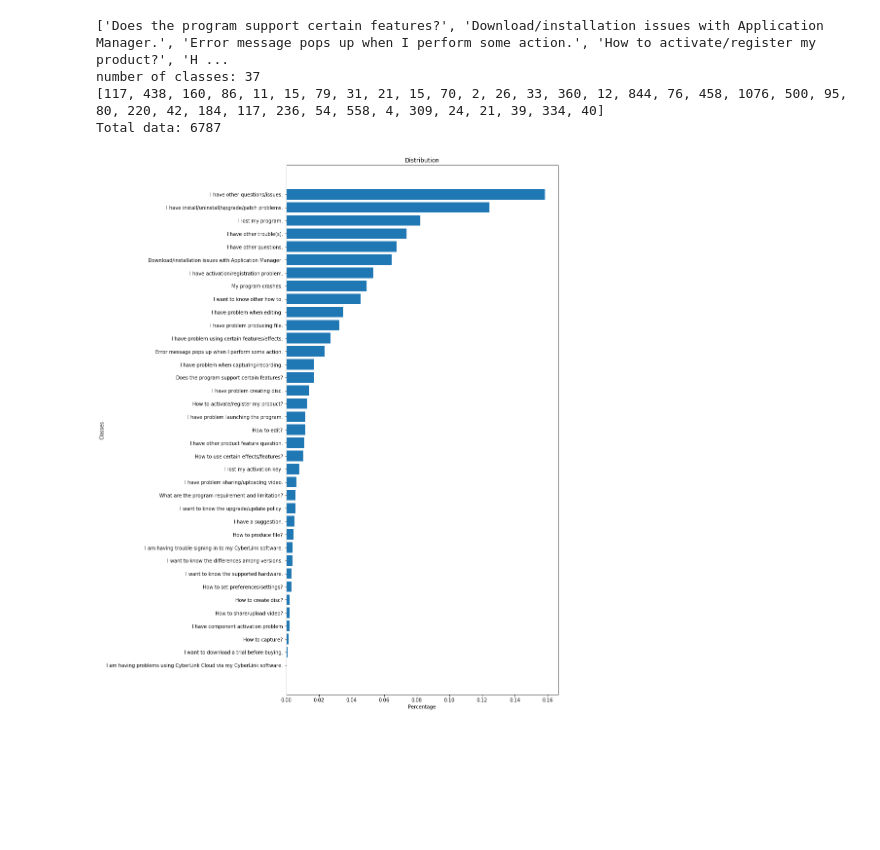
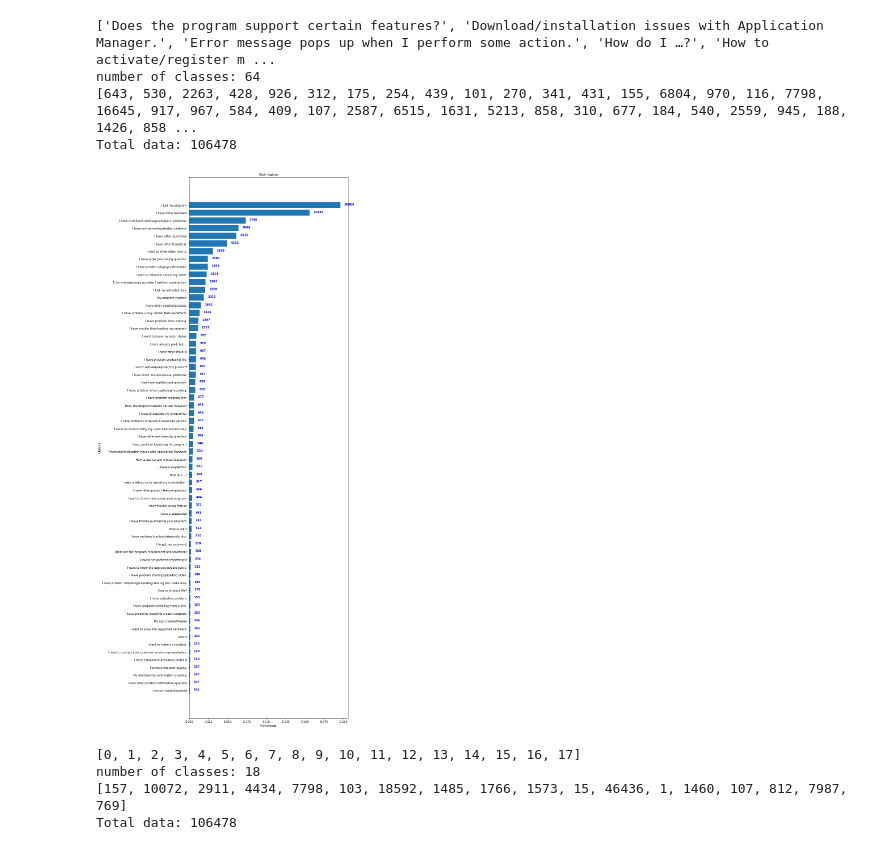
Before and after one commit to hsinlichu/Customer-Service-Data-Analysis-with-Machine-Learning-Technique, a Jupyter notebook: analysis/data_analysis.ipynb, the cells around one changed output. Saved outputs shown, nothing was run; the diff lists cells and outputs as text; code cells hidden in the pictures; blank space fills up the shorter version.

Commit message:
analysis new data

```diff
--- a/analysis/data_analysis.ipynb
+++ b/analysis/data_analysis.ipynb
@@ -7,7 +7,7 @@ import os
 
 SPLIT = 0.8
 
-path = os.path.join("..","data","./data.xlsx")
+path = os.path.join("..","data","./newdata_clean.xlsx")
 df = pd.read_excel(path)
 
 df = df.dropna() # drop nan entry
@@ -32,27 +32,56 @@ for index,tmp in data.iterrows():
 print(stat)
 print("Total data: {}".format(total))
 # %% [output]
-['Does the program support certain features?', 'Download/installation issues with Application Manager.', 'Error message pops up when I perform some action.', 'How to activate/register my product?', 'H ...
-number of classes: 37
-[117, 438, 160, 86, 11, 15, 79, 31, 21, 15, 70, 2, 26, 33, 360, 12, 844, 76, 458, 1076, 500, 95, 80, 220, 42, 184, 117, 236, 54, 558, 4, 309, 24, 21, 39, 334, 40]
-Total data: 6787
+['Does the program support certain features?', 'Download/installation issues with Application Manager.', 'Error message pops up when I perform some action.', 'How do I …?', 'How to activate/register m ...
+number of classes: 64
+[643, 530, 2263, 428, 926, 312, 175, 254, 439, 101, 270, 341, 431, 155, 6804, 970, 116, 7798, 16645, 917, 967, 584, 409, 107, 2587, 6515, 1631, 5213, 858, 310, 677, 184, 540, 2559, 945, 188, 1426, 858 ...
+Total data: 106478
 # %%
 import numpy as np
 stat = np.array(stat)
 
 ordered_index = stat.argsort()
-stat = [stat[i] / total for i in ordered_index]
+stat_int = [stat[i] for i in ordered_index]
+stat_percent = [stat[i] / total for i in ordered_index]
 class_list = [class_list[i] for i in ordered_index]
 # %%
 import matplotlib.pyplot as plt
 x = [i for i in range(num_classes)]
-fig, ax = plt.subplots( figsize=(10, 20))
-ax.barh(x,stat)
+fig, ax = plt.subplots( figsize=(10, 35))
+ax.barh(x,stat_percent)
 ax.set_yticks(x)
 ax.set_yticklabels(class_list)
 ax.set_ylabel("Classes")
 ax.set_xlabel("Percentage")
 ax.set_title("Distribution")
+
+for i, n in enumerate(stat_int):
+    ax.text(stat_percent[i] + 0.005, i, str(n), color='blue', fontweight='bold')
+
 plt.show()
 # %% [output]
-[figure, old version]
+[figure, new version]
+# %%
+le2 = preprocessing.LabelEncoder()
+le2.fit(df['groupName'].unique())
+num_classes2 = len(le2.classes_)
+class_list2 = list(le2.classes_)
+
+print(class_list2)
+
+print("number of classes:",num_classes2)
+df.loc[:,'groupName'] = le2.transform(df.loc[:,'groupName'])
+data2 = df[['question','groupName']]
+
+total = 0
+stat = [0 for i in range(num_classes2)]
+for index,tmp in data2.iterrows():
+    stat[tmp['groupName']] += 1
+    total += 1
+print(stat)
+print("Total data: {}".format(total))
+# %% [output]
+[0, 1, 2, 3, 4, 5, 6, 7, 8, 9, 10, 11, 12, 13, 14, 15, 16, 17]
+number of classes: 18
+[157, 10072, 2911, 4434, 7798, 103, 18592, 1485, 1766, 1573, 15, 46436, 1, 1460, 107, 812, 7987, 769]
+Total data: 106478
```
Also changed, not shown: 6 other files.
